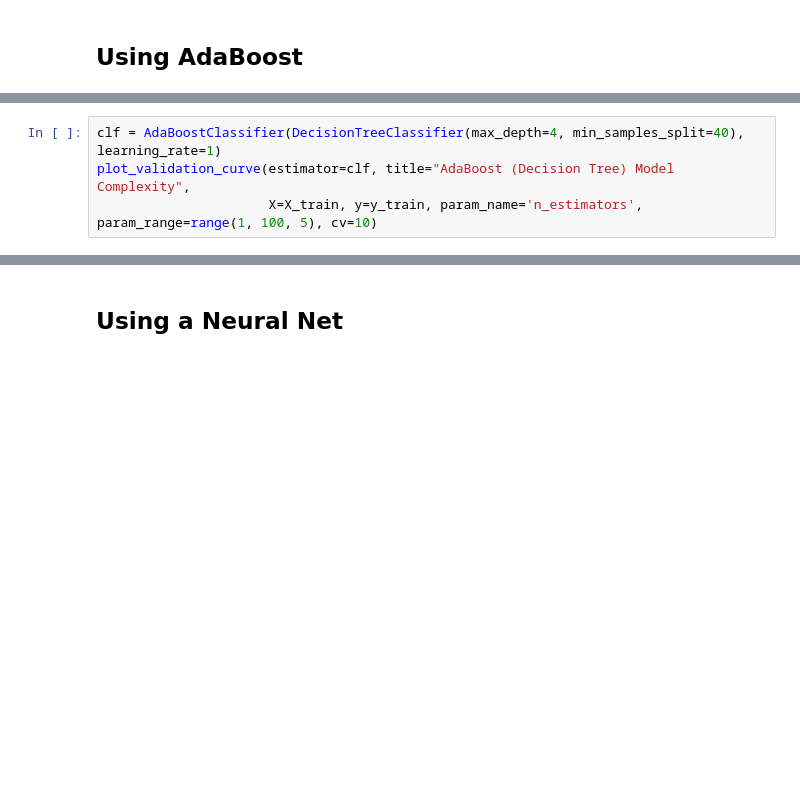
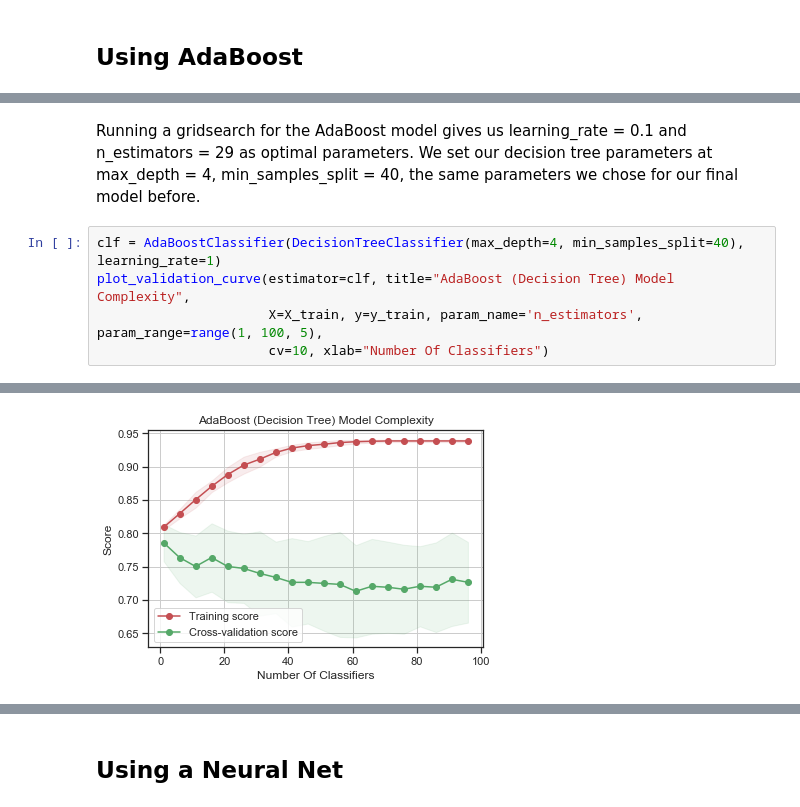
Before and after one commit to JonMcEntee/gatech, a Jupyter notebook: Machine Learning - Assignment 1 Blood Donor Data.ipynb, the cells around one changed output, grey strips where cells are left out. Cells and saved outputs as stored; diff of their text form; blank space fills up the shorter version.

```diff
--- a/Machine Learning - Assignment 1 Blood Donor Data.ipynb
+++ b/Machine Learning - Assignment 1 Blood Donor Data.ipynb
@@ -322,4 +328,8 @@ clf.best_params_
+# %% [markdown]
+Running a gridsearch for the AdaBoost model gives us learning_rate = 0.1 and n_estimators = 29 as optimal parameters. We set our decision tree parameters at max_depth = 4, min_samples_split = 40, the same parameters we chose for our final model before.
 # %%
 clf = AdaBoostClassifier(DecisionTreeClassifier(max_depth=4, min_samples_split=40), learning_rate=1)
 plot_validation_curve(estimator=clf, title="AdaBoost (Decision Tree) Model Complexity",
-                      X=X_train, y=y_train, param_name='n_estimators', param_range=range(1, 100, 5), cv=10)
+                      X=X_train, y=y_train, param_name='n_estimators', param_range=range(1, 100, 5),
+                      cv=10, xlab="Number Of Classifiers")
+# %% [output]
@@ -325,0 +337 @@ plot_validation_curve(estimator=clf, title="AdaBoost (Decision Tree) Model Compl
+[figure, added]
```
Also changed, not shown: parts of 32 cells of this notebook.
